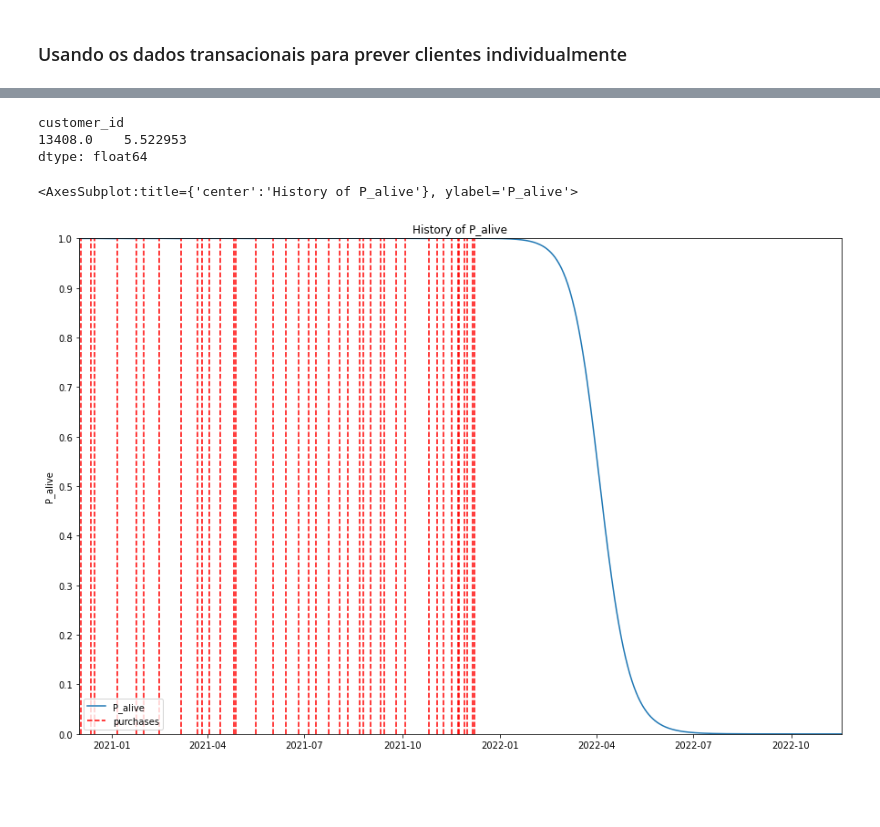
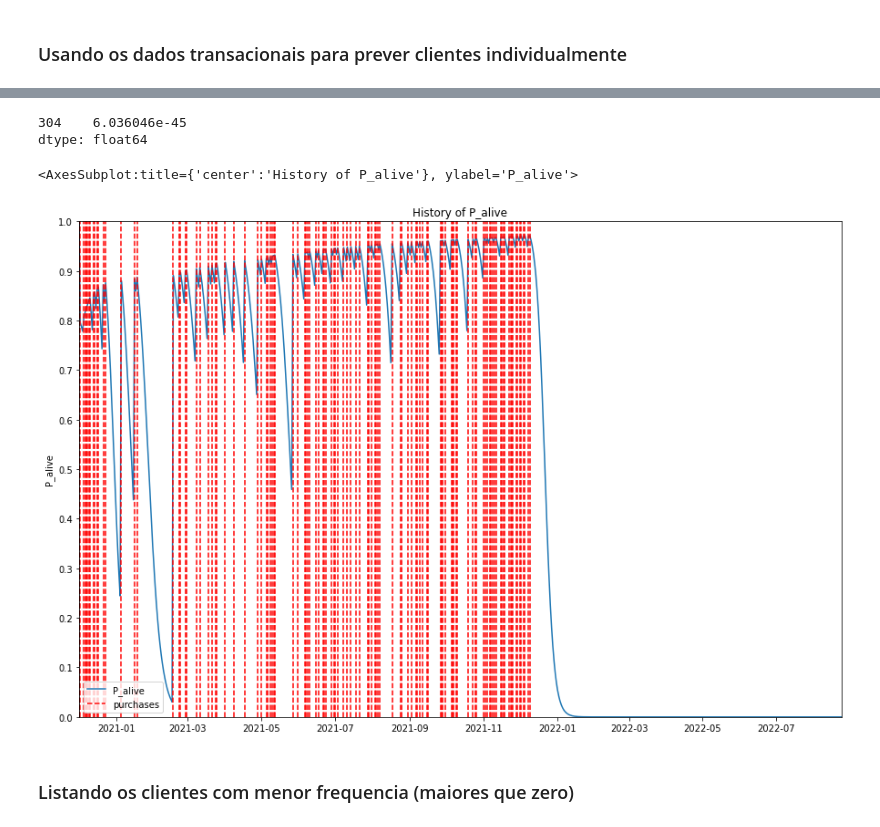
Before and after one commit to bruno-curta/fiap-live-class-machine-learning, a Jupyter notebook: live_class_case_2022_08.ipynb, the cells around one changed output, grey strips where cells are left out. Saved outputs shown, nothing was run; the diff lists cells and outputs as text; code cells hidden in the pictures; blank space fills up the shorter version.

Commit message:
ajustes na segunda parte da aula - lifetimes

```diff
--- a/live_class_case_2022_08.ipynb
+++ b/live_class_case_2022_08.ipynb
@@ -601,0 +609,7 @@ transaction_data = transaction_data[['customer_id', 'date']]
+# %%
+from lifetimes.utils import calibration_and_holdout_data
+
+summary_cal_holdout = calibration_and_holdout_data(transaction_data, 'customer_id', 'date',
+                                        calibration_period_end=transaction_data['date'].max().value-180,
+                                        observation_period_end=transaction_data['date'].max().value)
+summary_cal_holdout.head()
@@ -601,0 +624,5 @@ transaction_data = transaction_data[['customer_id', 'date']]
+# %%
+from lifetimes.plotting import plot_calibration_purchases_vs_holdout_purchases
+
+bgf.fit(summary_cal_holdout['frequency_cal'], summary_cal_holdout['recency_cal'], summary_cal_holdout['T_cal'])
+plot_calibration_purchases_vs_holdout_purchases(bgf, summary_cal_holdout)
@@ -602,7 +634,3 @@ transaction_data = transaction_data[['customer_id', 'date']]
 # %%
-from lifetimes.utils import summary_data_from_transaction_data
-
-summary = summary_data_from_transaction_data(transaction_data, 'customer_id', 'date', observation_period_end=transaction_data[['date']].max().values[0])
-
-bgf.fit(summary['frequency'], summary['recency'], summary['T'])
+bgf.fit(data['frequency'], data['recency'], data['T'])
 # %% [output]
@@ -620,19 +649,20 @@ summary[summary['frequency']<50].sort_values('frequency', ascending=False).head(
 # %%
-t = 60
-id = 13408.0
+t = 1
+id = 12748.0
 
-individual = summary.loc[summary.index.get_level_values(0) == id]
+individual = data.loc[data['customer_id'] == id]
 
 bgf.predict(t, individual['frequency'], individual['recency'], individual['T'])
 # %% [output]
-customer_id
-13408.0    5.522953
+304    6.036046e-45
 dtype: float64
 # %%
 sp_trans = transaction_data.loc[transaction_data['customer_id'] == id]
-days_since_birth = round((pd.Timestamp.now()-sp_trans.min()[1])/np.timedelta64(1,'D'))+90
+days_since_birth = round((pd.Timestamp.now()-sp_trans.min()[1])/np.timedelta64(1,'D'))
 plt.figure(figsize=(15,10))
 plot_history_alive(bgf, days_since_birth, sp_trans, 'date')
 # %% [output]
 <AxesSubplot:title={'center':'History of P_alive'}, ylabel='P_alive'>
-[figure, old version]
+[figure, new version]
+# %% [markdown]
+### Listando os clientes com menor frequencia (maiores que zero)
```
Also changed, not shown: parts of 49 cells of this notebook, 1 other file.
